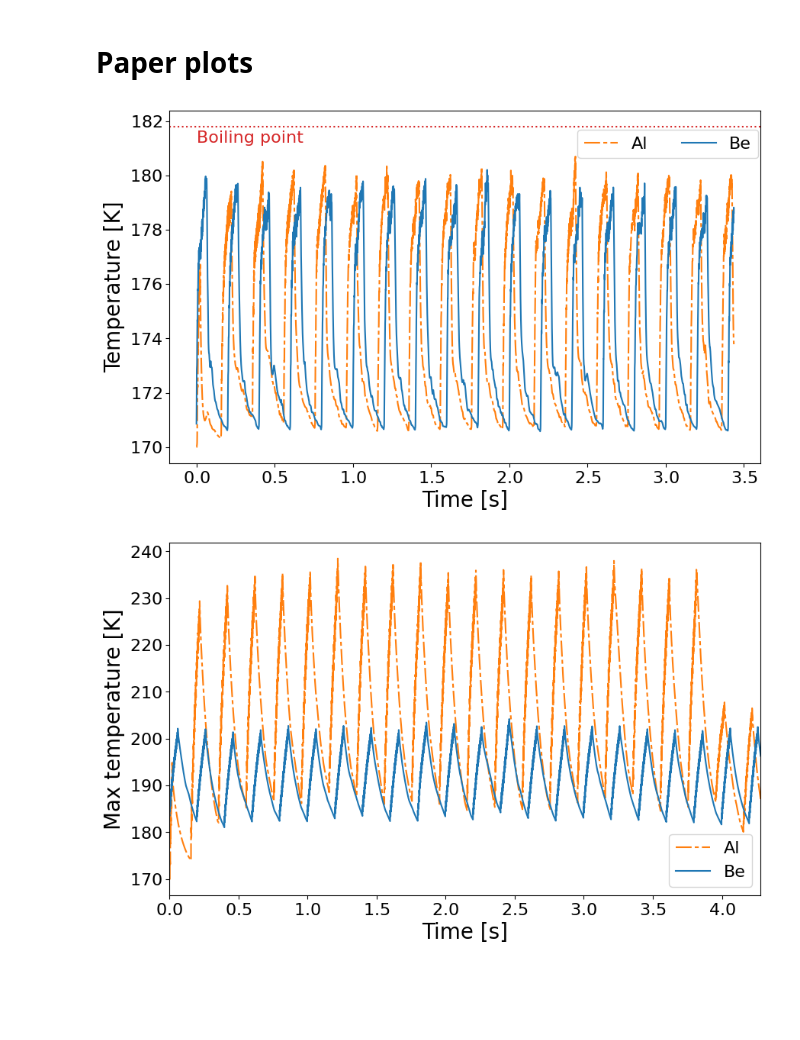
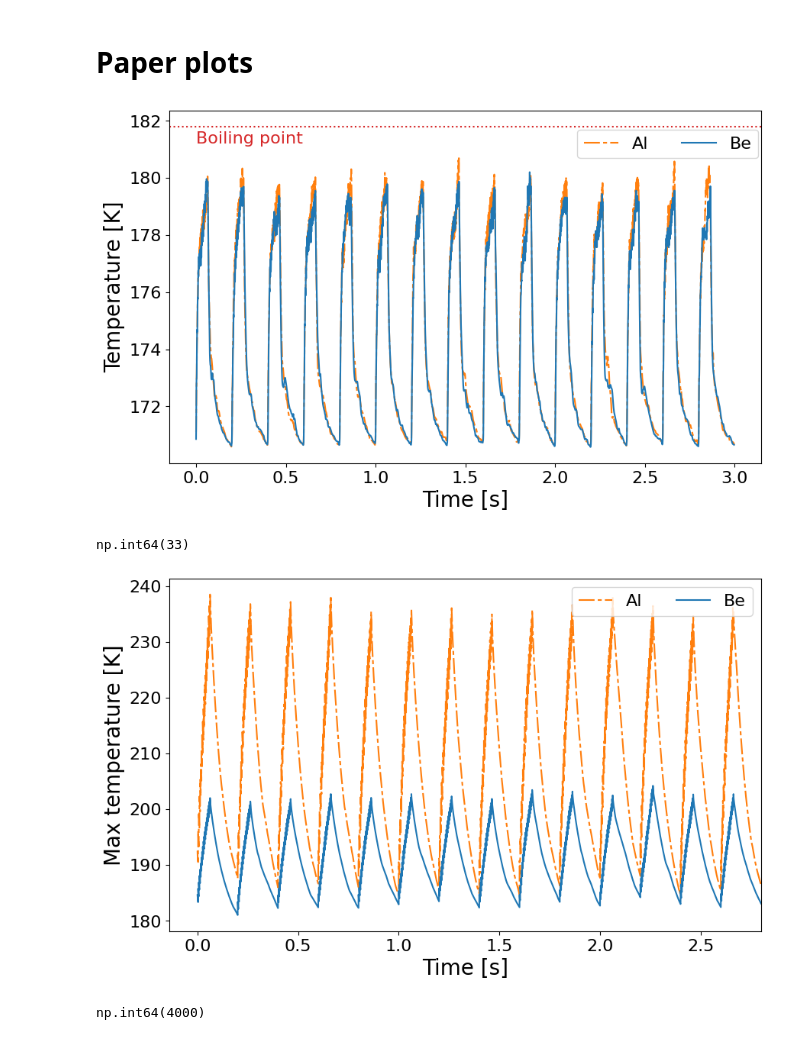
Before and after one commit to MaxVarverakis/G4Bl-LXeSims, a Jupyter notebook: analysis/silviu_plots.ipynb, the cells around one changed output. Drawn from its saved outputs; the diff is of its cells as text; code cells hidden in the pictures; blank space fills up the shorter version.

Commit message:
Lined up datasets

```diff
--- a/analysis/silviu_plots.ipynb
+++ b/analysis/silviu_plots.ipynb
@@ -236,8 +277,8 @@ T_sat = 181.8
 plt.close()
 plt.figure(figsize=(10,6))
 
-plt.plot(Al_time_shifted[:Al_offsets[0]], Al[var][:Al_offsets[0]], c='tab:orange', label="Al", lw=1.5, ls=(0, (10, 2, 2.5, 2)))
-plt.plot(Be_time_shifted[:Be_offsets[0]], Be[var][:Be_offsets[0]], c='tab:blue', label="Be", lw=1.5)
+plt.plot(Al_time_shifted[:end], Al[var][so:end+so], c='tab:orange', label="Al", lw=1.5, ls=(0, (10, 2, 2.5, 2)))
+plt.plot(Be_time_shifted[:end], Be[var][:end], c='tab:blue', label="Be", lw=1.5)
 
 plt.axhline(T_sat, 0, 1, ls=':', c='tab:red')
 plt.text(0, T_sat-0.6, s="Boiling point", c='tab:red')
@@ -253,28 +294,62 @@ plt.legend(loc="upper right"
             # , bbox_to_anchor=(1, -0.015)
             )
 
-plt.savefig(f"/Users/max/SLAC Fall 2024/LXeSims/Figures/{var}_trimmed.pdf", dpi=500, bbox_inches="tight")
+# plt.savefig(f"/Users/max/SLAC Fall 2024/LXeSims/Figures/{var}_trimmed.pdf", dpi=500, bbox_inches="tight")
 
 plt.show()
 # %% [output]
-[figure, old version]
+[figure, new version]
+# %%
+var = "tmax-winout"
+# np.argmin(Al[var][so+3900:3950+so])
+np.argmin(Be[var][bo+3900:3950+bo])
+# %% [output]
+np.int64(33)
 # %%
 var = "tmax-winout"
+
+icut = 3934
+bo = 13
+so = 19178+5
+end = 60000 - 60
 
 plt.close()
 plt.figure(figsize=(10,6))
 
-plt.plot(Al_time_shifted, Al[var], c='tab:orange', label="Al", lw=1.5, ls=(0, (10, 2, 2.5, 2)))
-plt.plot(Be_time_shifted, Be[var], c='tab:blue', label="Be", lw=1.5)
+# plt.scatter(Al_time_shifted[:end-icut], Al[var][icut+so:end+so], c='tab:orange', label="Al", s=5)
+# plt.scatter(Be_time_shifted[:end-icut], Be[var][icut+bo:end+bo], c='tab:blue', label="Be", s=5)
+
+plt.plot(Al_time_shifted[:end-icut], Al[var][icut+so:end+so], c='tab:orange', label="Al", lw=1.5, ls=(0, (10, 2, 2.5, 2)))
+plt.plot(Be_time_shifted[:end-icut], Be[var][icut+bo:end+bo], c='tab:blue', label="Be", lw=1.5)
 
 plt.xlabel("Time [s]", fontsize=fs)
 plt.ylabel("Max temperature [K]", fontsize=fs)
-plt.xlim(left=0.0, right=Al_time_shifted[Al_offsets[1]])
+# plt.xlim(left=0.0, right=Al_time_shifted[Al_offsets[1]])
 
-plt.legend()
+plt.legend(ncols=2, loc="upper right")
+# fd = {"fontsize": 26, "weight": "bold"}
+# plt.text(x=0.09, y=220, s="Al", fontdict=fd, color="tab:orange")
+# plt.text(x=0.09, y=187, s="Be", fontdict=fd, color="tab:blue")
 
-plt.savefig(f"/Users/max/SLAC Fall 2024/LXeSims/Figures/{var}_trimmed.pdf", dpi=500, bbox_inches="tight")
+# plt.axvline(Be_time_shifted[3900], 0, 1, c='k', ls='--')
+# plt.axvline(Be_time_shifted[3950], 0, 1, c='k', ls='--')
+
+# plt.scatter(Al_time_shifted[3933], Al[var][3933+so], c='r', s=50)
+# plt.scatter(Be_time_shifted[3933], Be[var][3933+bo], c='r', s=50)
+
+
+# n=0 # 0.15
+# plt.xlim(-0.05+n,0.2+n)
+# plt.xlim(-0.01+n,0.02+n)
+# plt.xlim(Be_time_shifted[3925]-0.01,Be_time_shifted[3925]+0.02)
+plt.xlim(right=2.7998)
+
+# plt.savefig(f"/Users/max/SLAC Fall 2024/LXeSims/Figures/{var}_lined_up.pdf", dpi=500, bbox_inches="tight")
 
 plt.show()
 # %% [output]
-[figure, old version]
+[figure, new version]
+# %%
+np.argmin(abs(Al_time_shifted[:end-icut] - 0.2))
+# %% [output]
+np.int64(4000)
```
Also changed, not shown: parts of 23 cells of this notebook, 1 other file.
